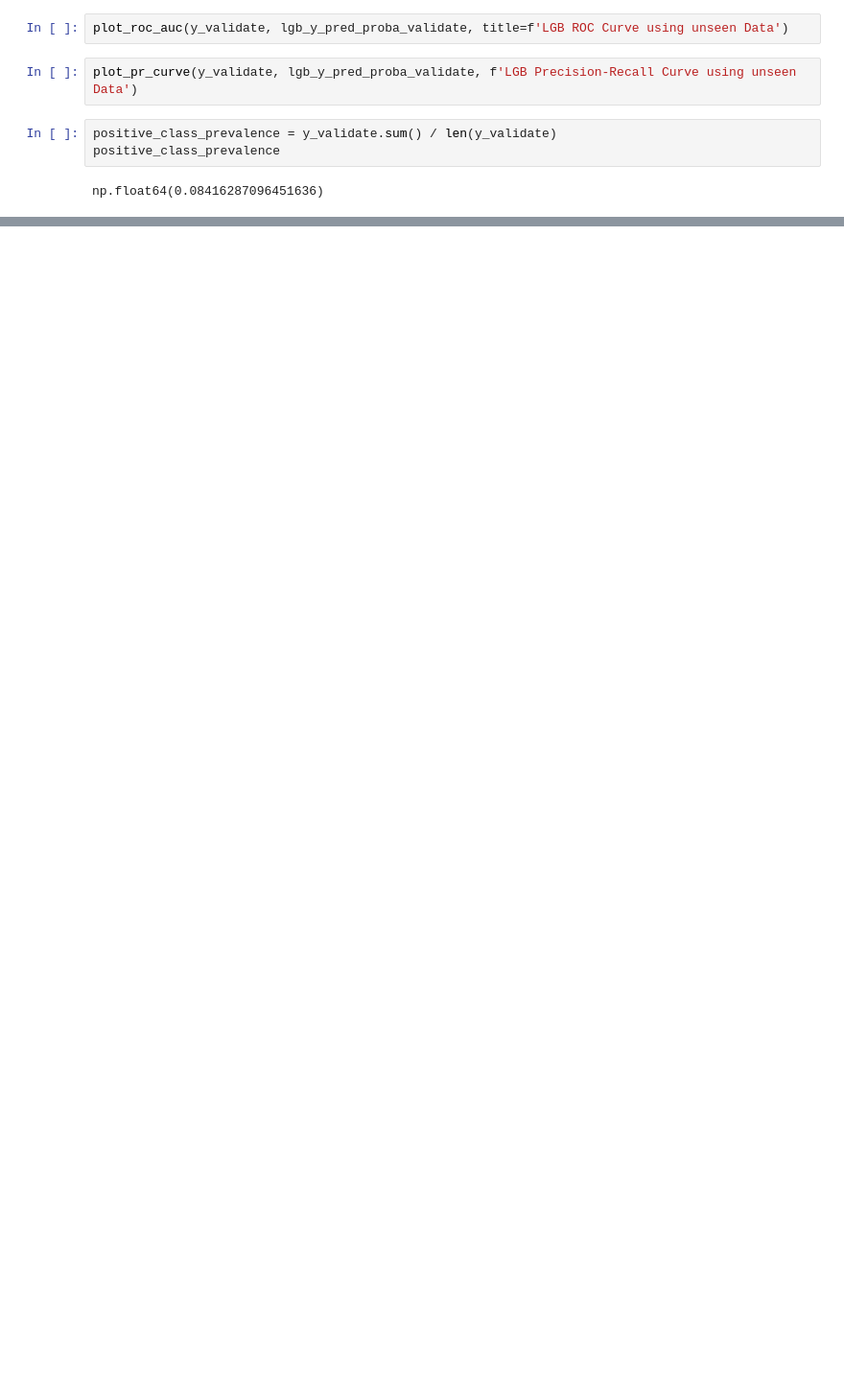
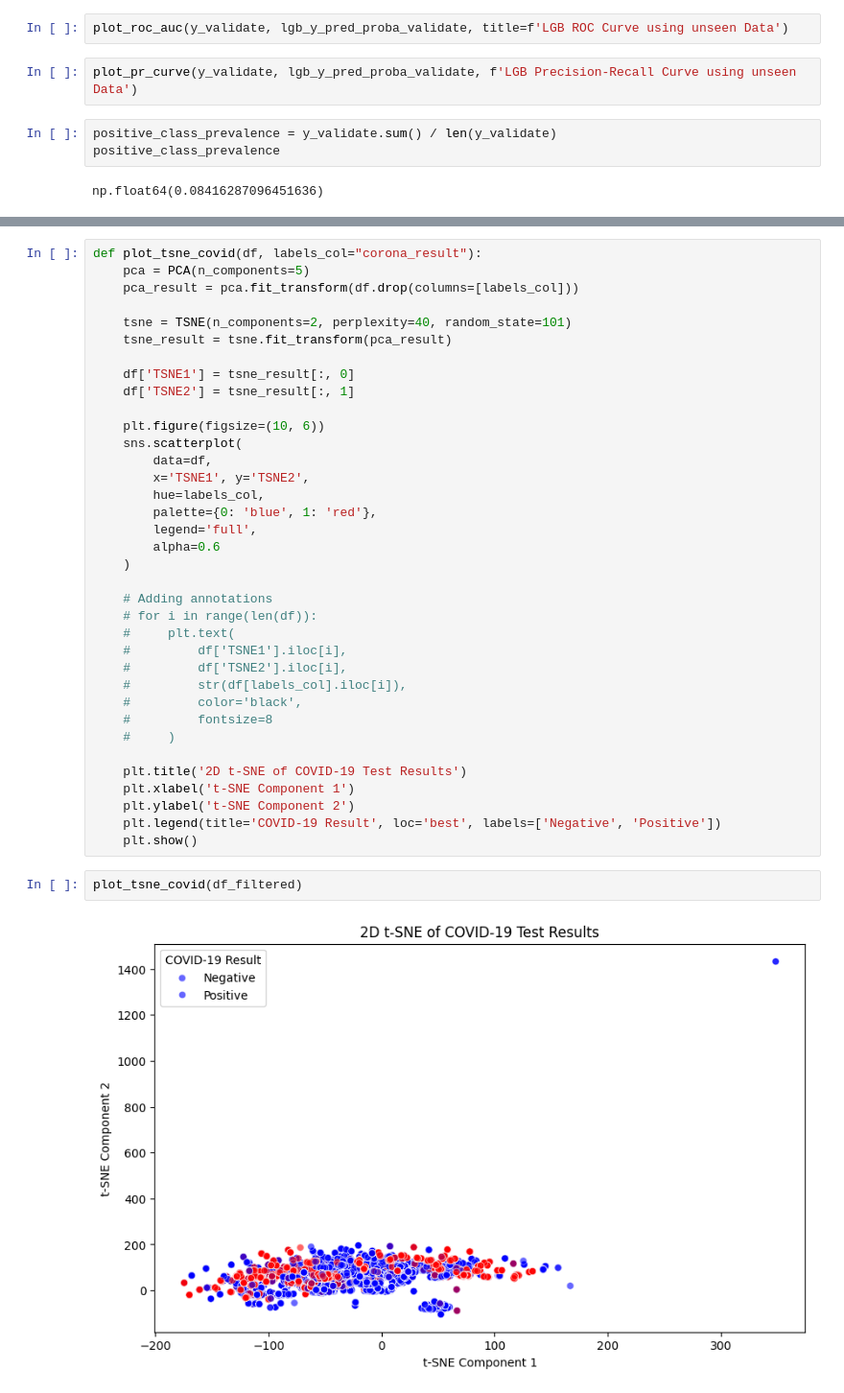
Before and after one commit to lendoo73/12_Hackaton, a Jupyter notebook: template-notebook.ipynb, the cells around one changed output, grey strips where cells are left out. Shown at 96% size. Drawn from its saved outputs; the diff is of its cells as text; blank space fills up the shorter version.

```diff
--- a/template-notebook.ipynb
+++ b/template-notebook.ipynb
@@ -1023,0 +1130,40 @@ np.float64(0.08416287096451636)
+# %%
+def plot_tsne_covid(df, labels_col="corona_result"):
+    pca = PCA(n_components=5)
+    pca_result = pca.fit_transform(df.drop(columns=[labels_col]))
+
+    tsne = TSNE(n_components=2, perplexity=40, random_state=101)
+    tsne_result = tsne.fit_transform(pca_result)
+
+    df['TSNE1'] = tsne_result[:, 0]
+    df['TSNE2'] = tsne_result[:, 1]
+
+    plt.figure(figsize=(10, 6))
+    sns.scatterplot(
+        data=df,
+        x='TSNE1', y='TSNE2',
+        hue=labels_col,
+        palette={0: 'blue', 1: 'red'},
+        legend='full',
+        alpha=0.6
+    )
+
+    # Adding annotations
+    # for i in range(len(df)):
+    #     plt.text(
+    #         df['TSNE1'].iloc[i],
+    #         df['TSNE2'].iloc[i],
+    #         str(df[labels_col].iloc[i]),
+    #         color='black',
+    #         fontsize=8
+    #     )
+
+    plt.title('2D t-SNE of COVID-19 Test Results')
+    plt.xlabel('t-SNE Component 1')
+    plt.ylabel('t-SNE Component 2')
+    plt.legend(title='COVID-19 Result', loc='best', labels=['Negative', 'Positive'])
+    plt.show()
+# %%
+plot_tsne_covid(df_filtered)
+# %% [output]
+[figure, added]
```
Also changed, not shown: parts of 23 cells of this notebook, 2 other files.
